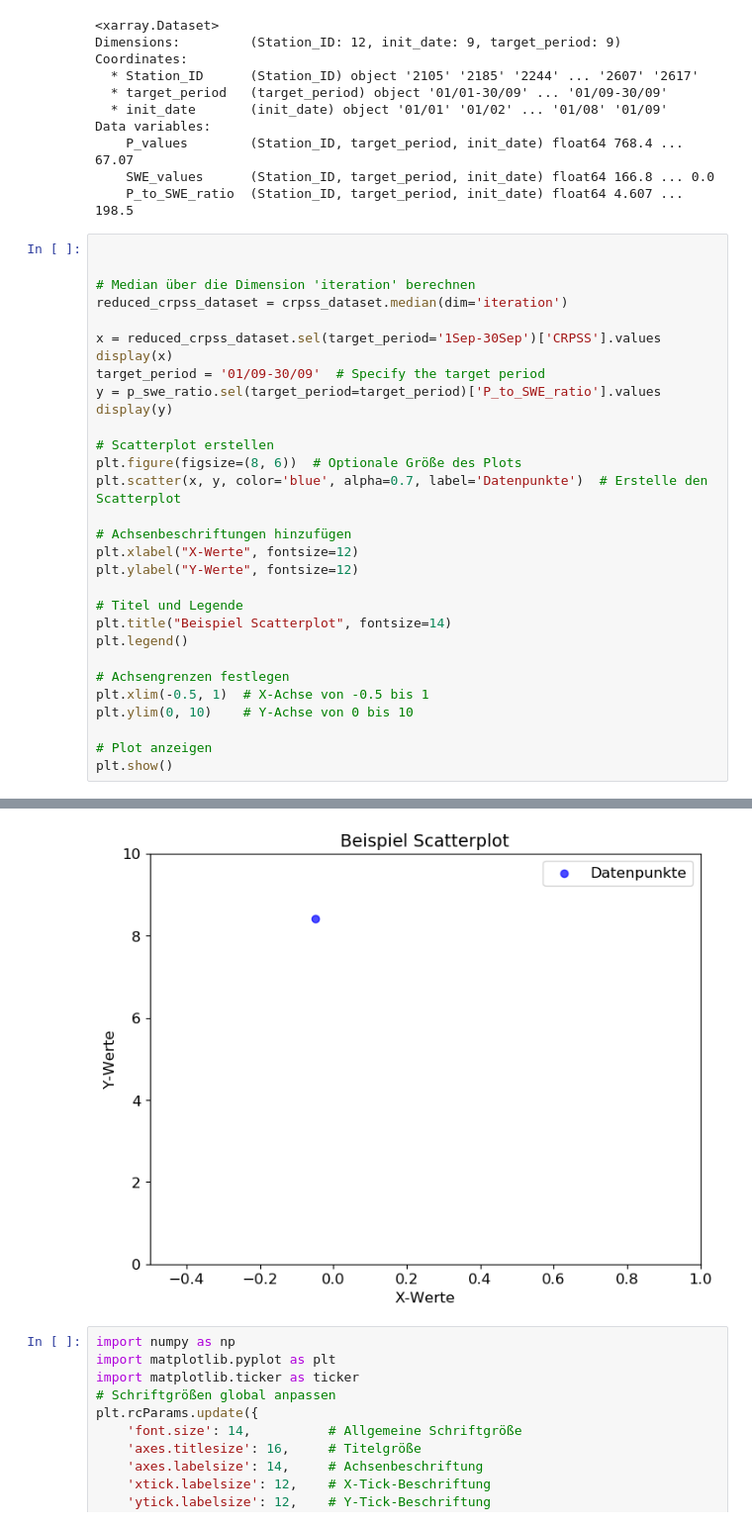
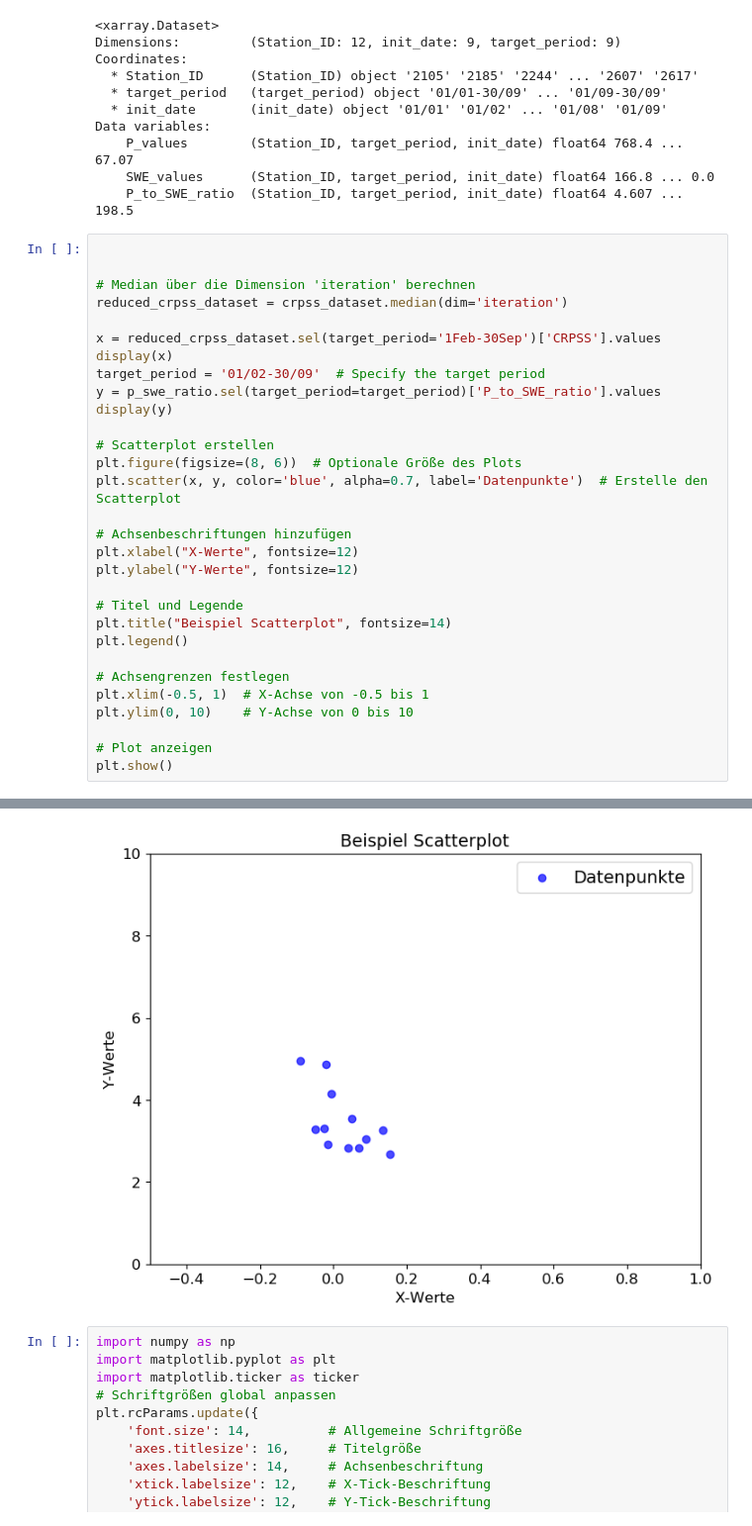
Before and after one commit to Laurin-98/FROSTBYTE_PREVAH, a Jupyter notebook: notebooks/P/SWE_CRPSS.ipynb, the cells around one changed output, grey strips where cells are left out. Shown at 99% size. Drawn from its saved outputs; the diff is of its cells as text.

Commit message:
SWE_CRPSS.ipynb reproduce figure 10 for Switzerland. workes with one point per basin. only P/SWE initialized on TP start date

```diff
--- a/notebooks/P/SWE_CRPSS.ipynb
+++ b/notebooks/P/SWE_CRPSS.ipynb
@@ -508,9 +508,9 @@ Data variables:
 # Median über die Dimension 'iteration' berechnen
 reduced_crpss_dataset = crpss_dataset.median(dim='iteration')
 
-x = reduced_crpss_dataset.sel(target_period='1Sep-30Sep')['CRPSS'].values
+x = reduced_crpss_dataset.sel(target_period='1Feb-30Sep')['CRPSS'].values
 display(x)
-target_period = '01/09-30/09'  # Specify the target period
+target_period = '01/02-30/09'  # Specify the target period
 y = p_swe_ratio.sel(target_period=target_period)['P_to_SWE_ratio'].values
 display(y)
 
@@ -570,4 +570,4 @@ array([[         nan,          nan,          nan,          nan,
-[figure, old version]
+[figure, new version]
 # %%
 import numpy as np
 import matplotlib.pyplot as plt
```
Also changed, not shown: parts of 2 cells of this notebook.
